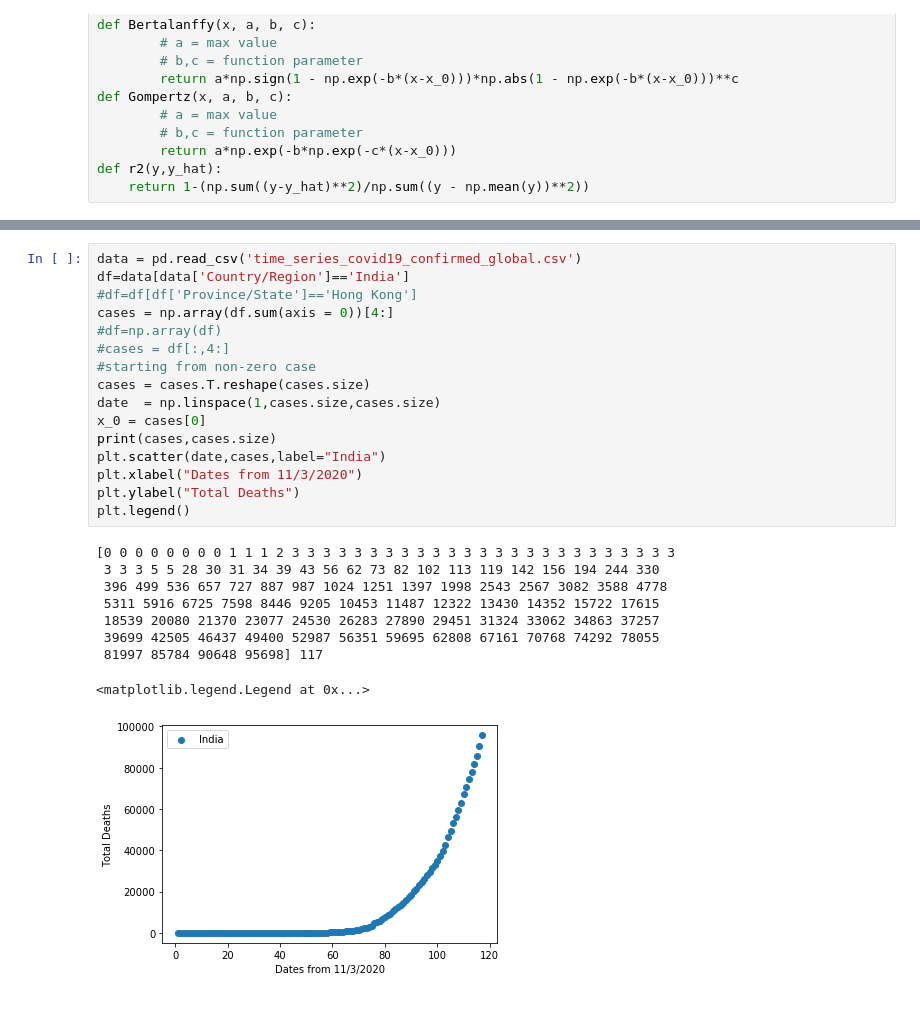
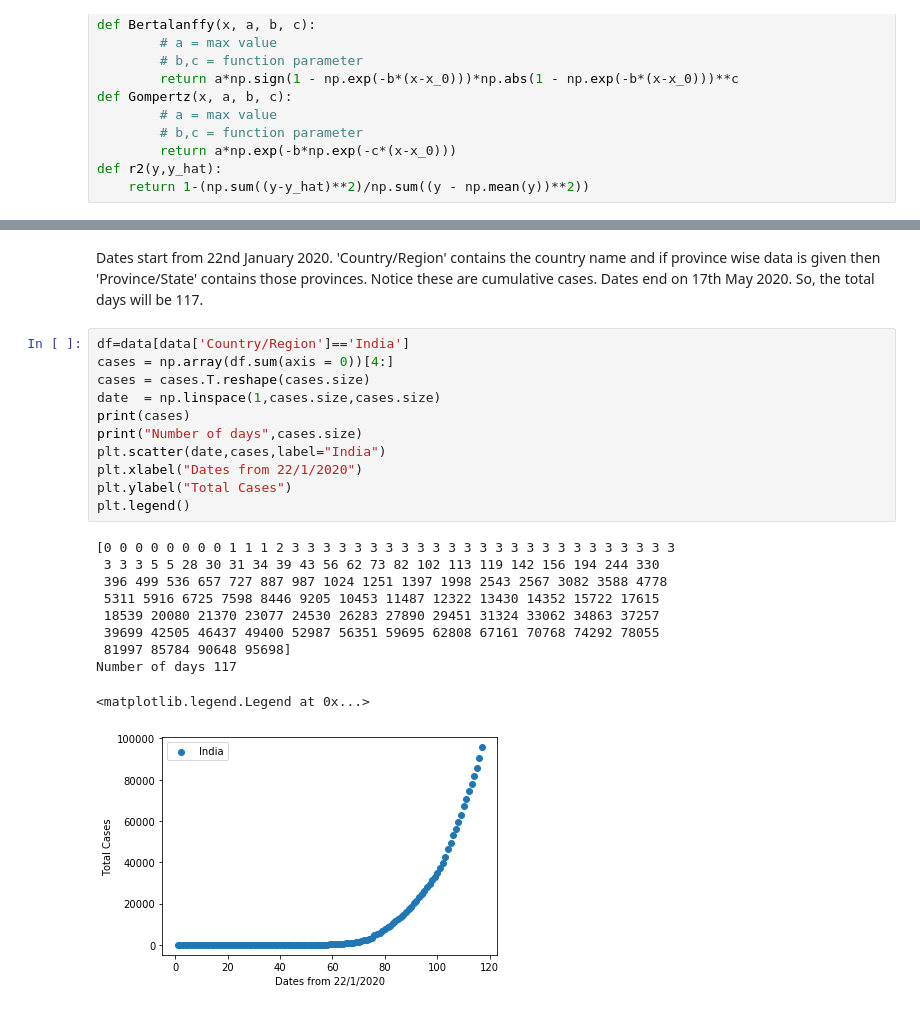
Before and after one commit to Divay9Sharma/My-Blog, a Jupyter notebook: _notebooks/2020-05-18-Covid.ipynb, the cells around one changed output, grey strips where cells are left out. Drawn from its saved outputs; the diff is of its cells as text.

```diff
--- a/_notebooks/2020-05-18-Covid.ipynb
+++ b/_notebooks/2020-05-18-Covid.ipynb
@@ -56,26 +83,24 @@ def r2(y,y_hat):
+# %% [markdown]
+Dates start from 22nd January 2020. 'Country/Region' contains the country name and if province wise data is given then 'Province/State' contains those provinces.  Notice these are cumulative cases. Dates end on 17th May 2020. So, the total days will be 117.
 # %%
-data = pd.read_csv('time_series_covid19_confirmed_global.csv')
 df=data[data['Country/Region']=='India']
-#df=df[df['Province/State']=='Hong Kong']
 cases = np.array(df.sum(axis = 0))[4:]
-#df=np.array(df)
-#cases = df[:,4:]
-#starting from non-zero case
 cases = cases.T.reshape(cases.size)
 date  = np.linspace(1,cases.size,cases.size)
-x_0 = cases[0]
-print(cases,cases.size)
+print(cases)
+print("Number of days",cases.size)
 plt.scatter(date,cases,label="India")
-plt.xlabel("Dates from 11/3/2020")
-plt.ylabel("Total Deaths")
+plt.xlabel("Dates from 22/1/2020")
+plt.ylabel("Total Cases")
 plt.legend()
 # %% [output]
 [0 0 0 0 0 0 0 0 1 1 1 2 3 3 3 3 3 3 3 3 3 3 3 3 3 3 3 3 3 3 3 3 3 3 3 3 3
  3 3 3 5 5 28 30 31 34 39 43 56 62 73 82 102 113 119 142 156 194 244 330
  396 499 536 657 727 887 987 1024 1251 1397 1998 2543 2567 3082 3588 4778
  5311 5916 6725 7598 8446 9205 10453 11487 12322 13430 14352 15722 17615
  18539 20080 21370 23077 24530 26283 27890 29451 31324 33062 34863 37257
  39699 42505 46437 49400 52987 56351 59695 62808 67161 70768 74292 78055
- 81997 85784 90648 95698] 117
+ 81997 85784 90648 95698]
+Number of days 117
 <matplotlib.legend.Legend at 0x...>
-[figure, old version]
+[figure, new version]
```
Also changed, not shown: parts of 46 cells of this notebook.
